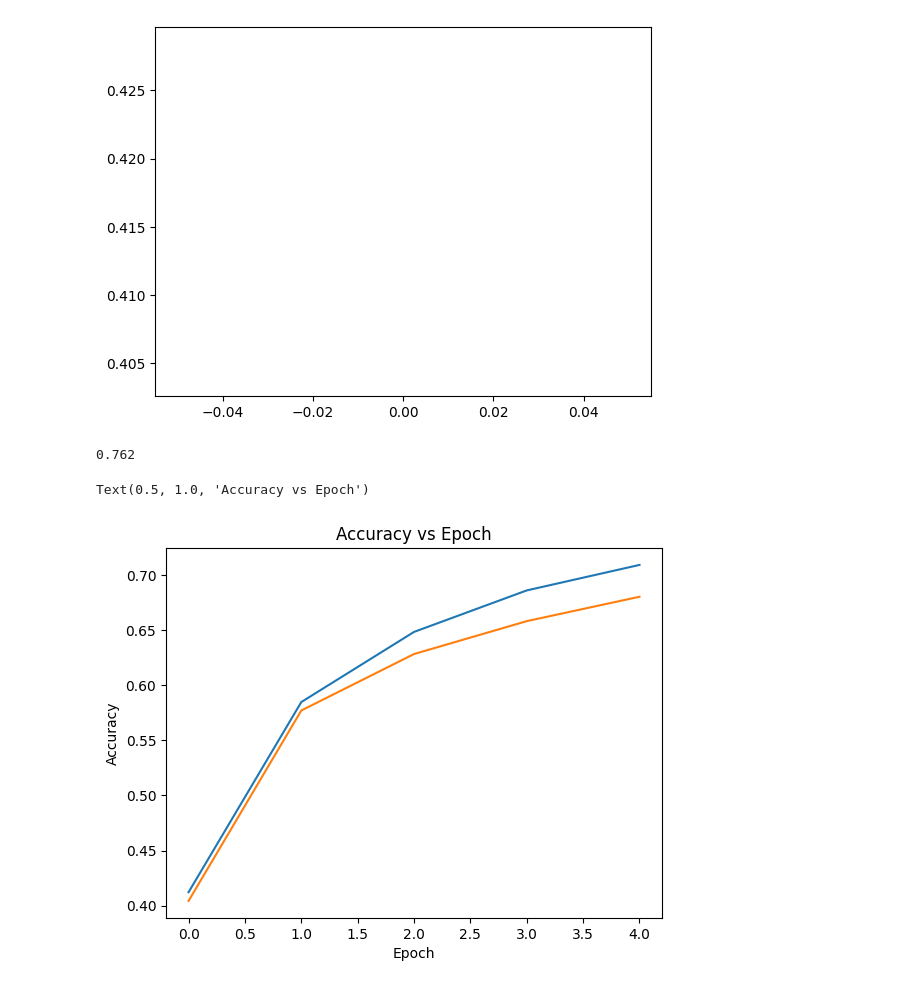
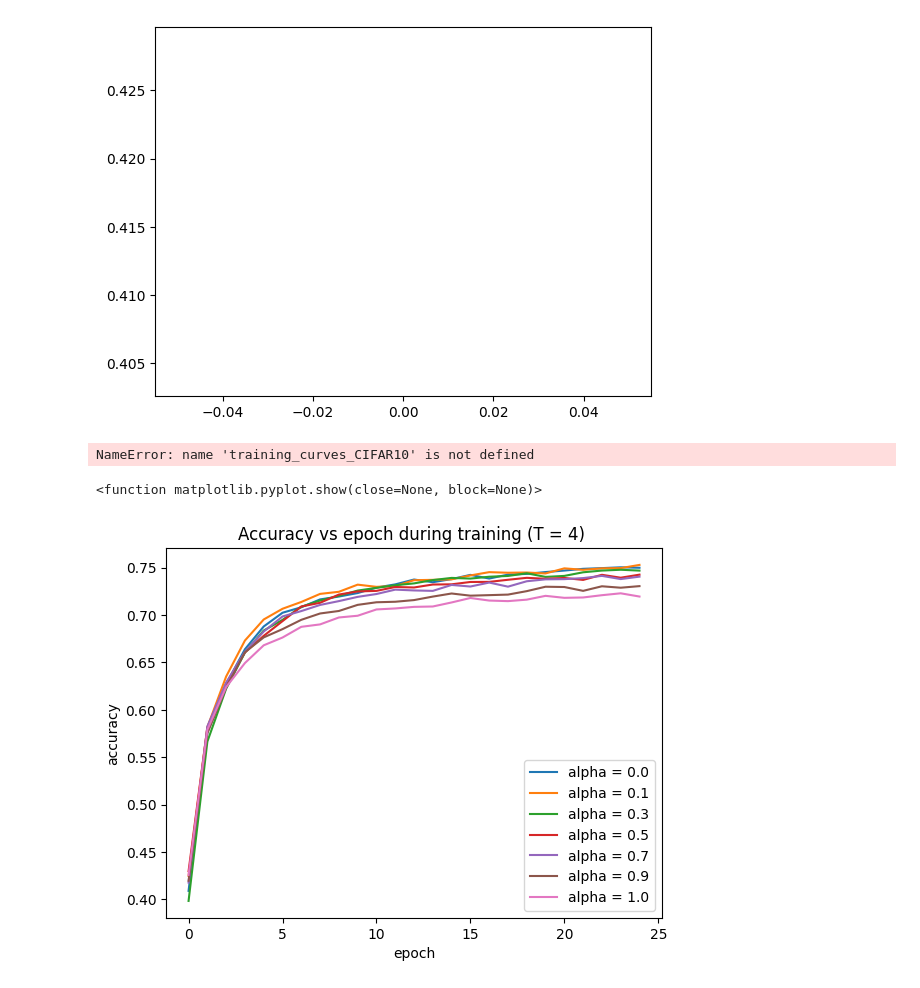
Before and after one commit to thomasdepic/SDD-distillation-de-model, a Jupyter notebook: illustration.ipynb, the cells around one changed output. Drawn from its saved outputs; the diff is of its cells as text; code cells hidden in the pictures.

Commit message:
illustration complet pour l'entrainemet avec CIFAR10

```diff
--- a/illustration.ipynb
+++ b/illustration.ipynb
@@ -1027,23 +264,6 @@ def distillation_loss(student_logits, teacher_logits, labels, T, alpha):
     )
 
     return alpha * loss_ce + (1 - alpha) * (T * T) * loss_kd
-# %%
-student = SmallResCNN()
-student.to(device)
-
-criterion = nn.CrossEntropyLoss()
-
-optimizer = torch.optim.SGD(
-    student.parameters(),
-    lr=0.1,
-    momentum=0.9,
-    weight_decay=5e-4
-)
-
-scheduler = torch.optim.lr_scheduler.CosineAnnealingLR(
-    optimizer,
-    T_max=200
-)
 # %%
 def train_distillation(student, teacher, epochs, T, alpha):
     student.train()
@@ -1089,12 +309,12 @@ def train_distillation(student, teacher, epochs, T, alpha):
 
         scheduler.step()
     return accuracies_student, losses_student
+# %%
+T = 4.0
+alphas = [0.,0.1,0.3,0.5,0.7,0.9,1.]
+epochs = 25
 # %%
-T = 4.0
-alphas = [0.,0.2,0.4,0.6,0.8,1.]
-epochs = 1
-
-training_curves = np.zeros((2,len(alphas),epochs))
+training_curves_CIFAR10 = np.zeros((2,len(alphas),epochs))
 
 for i,alpha in enumerate(alphas) :
     student = SmallResCNN()
@@ -1114,11 +334,7 @@ for i,alpha in enumerate(alphas) :
         T_max=200
     )
 
-    training_curves[0,i], training_curves[1,i] = train_distillation(student,teacher,epochs,T,alpha)
-    torch.save(student.state_dict(), f"trained_model/student/student_CIFAR10_{T}_{alpha}_{epochs}.pth")
+    training_curves_CIFAR10[0,i], training_curves_CIFAR10[1,i] = train_distillation(student,teacher,epochs,T,alpha)
+    torch.save(student.state_dict(), f"trained_model/CIFAR10/student_CIFAR10_{T}_{alpha}_{epochs}.pth")
 # %% [output]
 [figure]
-# %%
-test_accuracy_CIFAR10(student)
-# %% [output]
-0.762
@@ -1127,9 +341,17 @@ torch.save(witness.state_dict(), "student_CIFAR10_50epoch.pth")
-# %%
-
-plt.plot(accuracies_witness)
-plt.xlabel("Epoch")
-plt.ylabel("Accuracy")
-plt.title("Accuracy vs Epoch")
-# %% [output]
-Text(0.5, 1.0, 'Accuracy vs Epoch')
-[figure, removed]
+# %%
+np.save("training_logs/training_curves_CIFAR10.npy",training_curves_CIFAR10)
+# %% [output]
+NameError: name 'training_curves_CIFAR10' is not defined
+# %%
+training_curves_CIFAR10 = np.load("training_logs/training_curves_CIFAR10.npy")
+# %%
+for i in range(len(alphas)):
+  plt.plot(training_curves_CIFAR10[0,i,:],label=f"alpha = {alphas[i]}")
+plt.legend()
+plt.xlabel("epoch")
+plt.ylabel("accuracy")
+plt.title("Accuracy vs epoch during training (T = 4) ")
+plt.show
+# %% [output]
+<function matplotlib.pyplot.show(close=None, block=None)>
+[figure, added]
```
Also changed, not shown: parts of 58 cells of this notebook.
